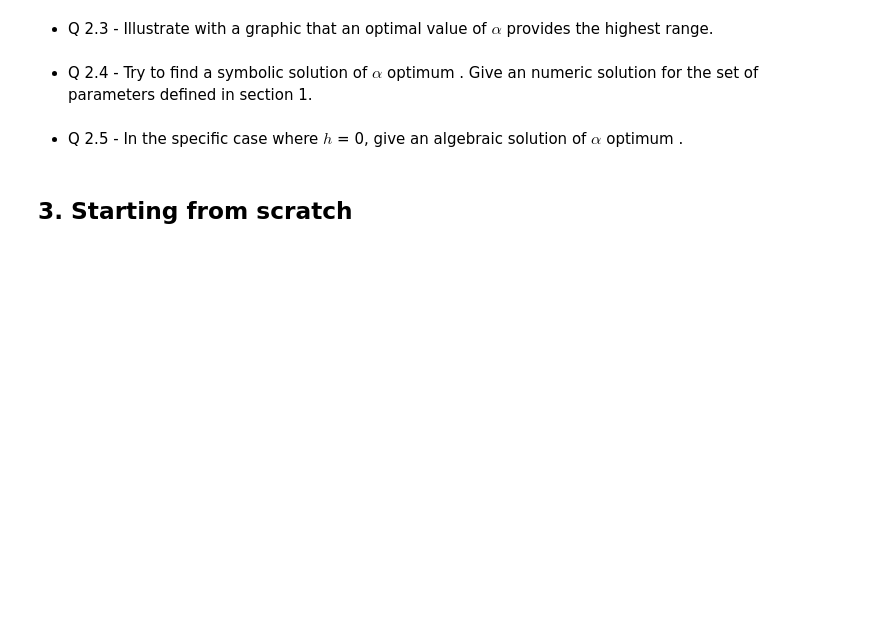
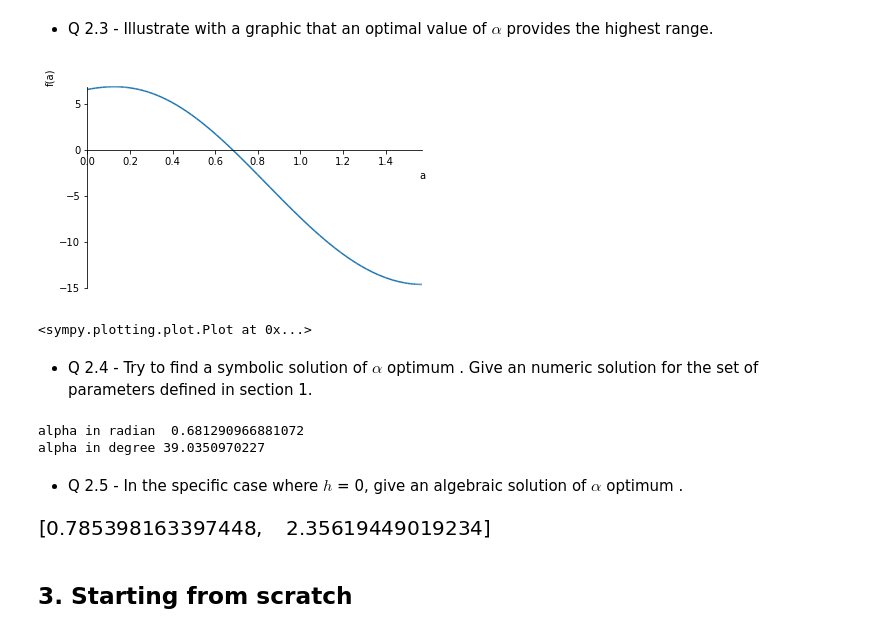
Before and after one commit to Tostaky71/CAD1-sympy, a Jupyter notebook: lab3.ipynb, the cells around one changed output. Saved outputs shown, nothing was run; the diff lists cells and outputs as text; code cells hidden in the pictures; blank space fills up the shorter version.

```diff
--- a/lab3.ipynb
+++ b/lab3.ipynb
@@ -84,10 +77,28 @@ fr(float('inf'),Vo,a,h)
 # %% [markdown]
 * Q 2.3 - Illustrate with a graphic that an optimal value of $\alpha$ provides the highest range.
+# %%
+g_R = diff(z_R, a)
+plot(g_R.subs({Vo:8, h:1.7}), (a, 0, pi/2))
+# %% [output]
+[figure, added]
+<sympy.plotting.plot.Plot at 0x...>
 # %% [markdown]
 * Q 2.4 - Try to find a symbolic solution of $\alpha$ optimum . Give an numeric solution for the set of parameters defined in section 1.
+# %%
+alpha_optimum = solve(g_R.subs({Vo:8, h:1.7}), a)
+print('alpha in radian ', alpha_optimum[0])
+print('alpha in degree' , np.rad2deg(float(alpha_optimum[0])))
+# %% [output]
+alpha in radian  0.681290966881072
+alpha in degree 39.0350970227
 # %% [markdown]
 
 * Q 2.5 - In the specific case where $h$ = 0, give an algebraic solution of $\alpha$ optimum .
+# %%
+ha = solve(g_R.subs({h:0}), a)
+ha
+# %% [output]
+[figure, added]
 # %% [markdown]
 ## 3. Starting from scratch
 # %% [markdown]
```
Also changed, not shown: parts of 14 cells of this notebook, 2 other files.
